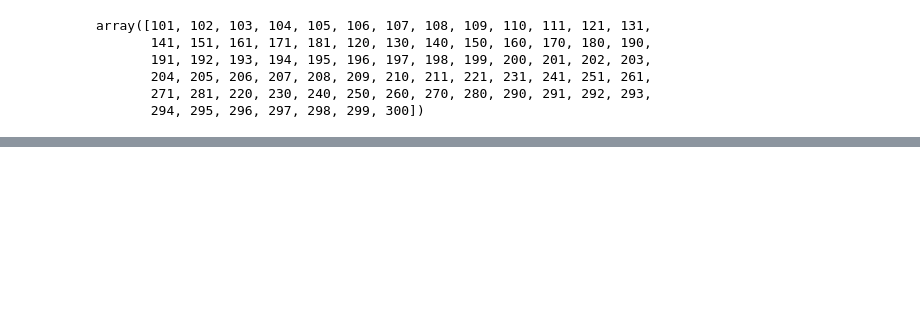
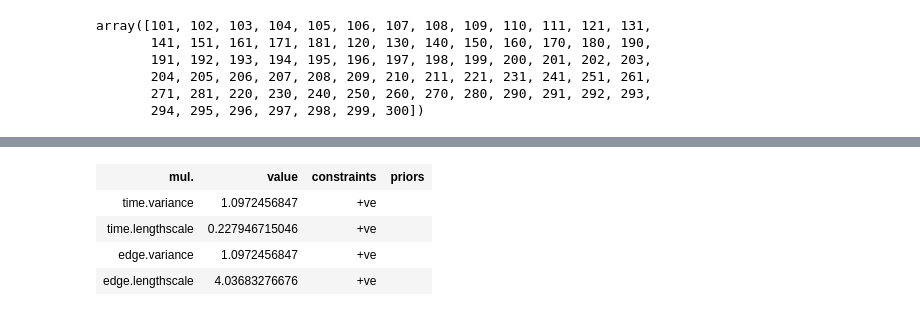
Before and after one commit to ptonner/experimental-variation, a Jupyter notebook: edge-effects/with-effect.ipynb, the cells around one changed output, grey strips where cells are left out. Cells and saved outputs as stored; diff of their text form; code cells hidden in the pictures; blank space fills up the shorter version.

```diff
--- a/edge-effects/with-effect.ipynb
+++ b/edge-effects/with-effect.ipynb
@@ -175,0 +76,8 @@ for i,p in enumerate([0,1]):
+# %%
+k
+# %% [output]
+| mul. | value | constraints | priors |
+| time.variance | 1.0972456847 | +ve |  |
+| time.lengthscale | 0.227946715046 | +ve |  |
+| edge.variance | 1.0972456847 | +ve |  |
+| edge.lengthscale | 4.03683276676 | +ve |  |
```
Also changed, not shown: parts of 18 cells of this notebook, 5 other files.
